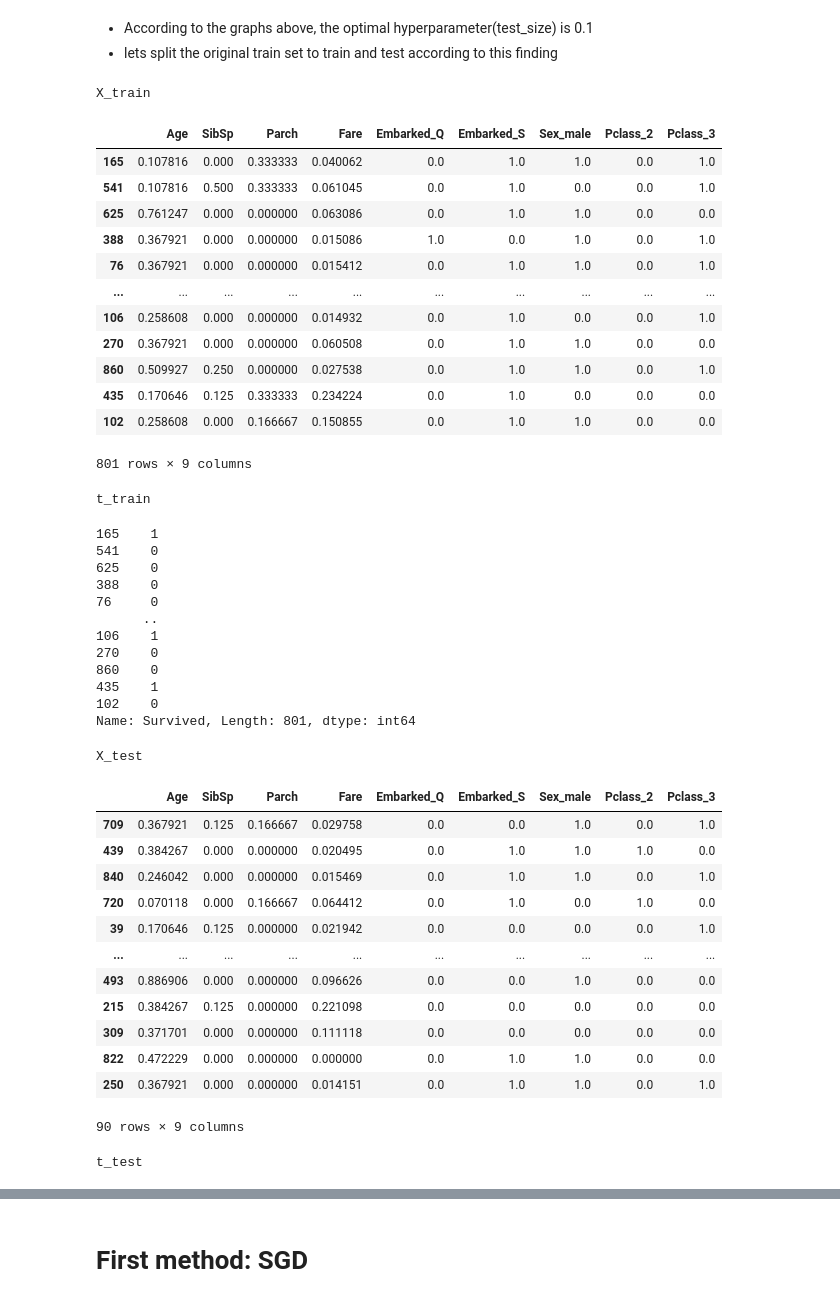
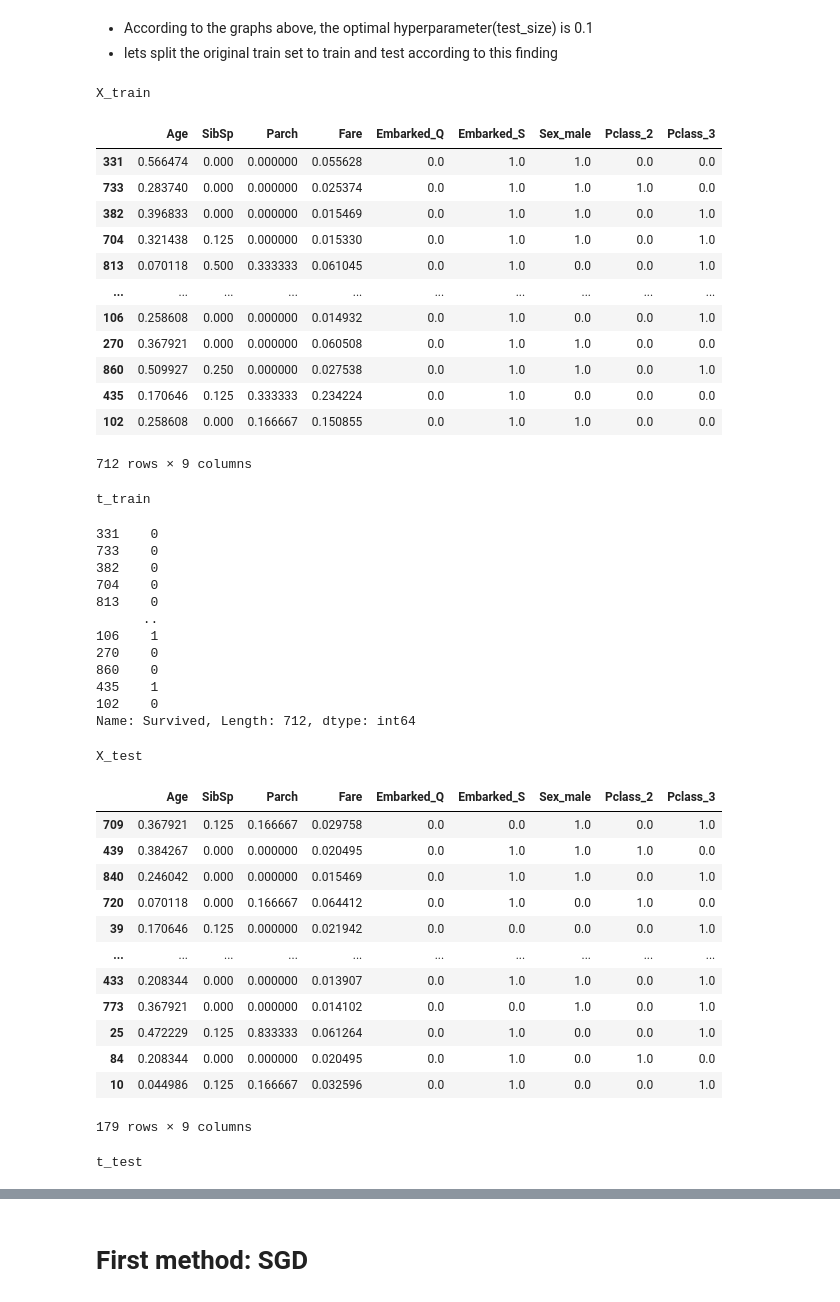
Before and after one commit to DorFerenc/Kaggle-ML-course, a Jupyter notebook: titanic-log.ipynb, the cells around one changed output, grey strips where cells are left out. Saved outputs shown, nothing was run; the diff lists cells and outputs as text; code cells hidden in the pictures.

```diff
--- a/titanic-log.ipynb
+++ b/titanic-log.ipynb
@@ -930,46 +930,46 @@ plot_score_and_loss_by_split(X, t)
 # %%
 # split the data to train and validation
 X_train, X_test, t_train, t_test = sklearn.model_selection.train_test_split(
-    X, t, test_size=0.1, random_state=42)
+    X, t, test_size=0.2, random_state=42)
 print('X_train')
 display(X_train)
 print()
 print('t_train')
 display(t_train)
 print()
 print('X_test')
 display(X_test)
 print()
 print('t_test')
 display(t_test)
 # %% [output]
 X_train
 |  | Age | SibSp | Parch | Fare | Embarked_Q | Embarked_S | Sex_male | Pclass_2 | Pclass_3 |
-| 165 | 0.107816 | 0.000 | 0.333333 | 0.040062 | 0.0 | 1.0 | 1.0 | 0.0 | 1.0 |
-| 541 | 0.107816 | 0.500 | 0.333333 | 0.061045 | 0.0 | 1.0 | 0.0 | 0.0 | 1.0 |
-| 625 | 0.761247 | 0.000 | 0.000000 | 0.063086 | 0.0 | 1.0 | 1.0 | 0.0 | 0.0 |
-| 388 | 0.367921 | 0.000 | 0.000000 | 0.015086 | 1.0 | 0.0 | 1.0 | 0.0 | 1.0 |
-| 76 | 0.367921 | 0.000 | 0.000000 | 0.015412 | 0.0 | 1.0 | 1.0 | 0.0 | 1.0 |
+| 331 | 0.566474 | 0.000 | 0.000000 | 0.055628 | 0.0 | 1.0 | 1.0 | 0.0 | 0.0 |
+| 733 | 0.283740 | 0.000 | 0.000000 | 0.025374 | 0.0 | 1.0 | 1.0 | 1.0 | 0.0 |
+| 382 | 0.396833 | 0.000 | 0.000000 | 0.015469 | 0.0 | 1.0 | 1.0 | 0.0 | 1.0 |
+| 704 | 0.321438 | 0.125 | 0.000000 | 0.015330 | 0.0 | 1.0 | 1.0 | 0.0 | 1.0 |
+| 813 | 0.070118 | 0.500 | 0.333333 | 0.061045 | 0.0 | 1.0 | 0.0 | 0.0 | 1.0 |
 | ... | ... | ... | ... | ... | ... | ... | ... | ... | ... |
 | 106 | 0.258608 | 0.000 | 0.000000 | 0.014932 | 0.0 | 1.0 | 0.0 | 0.0 | 1.0 |
 | 270 | 0.367921 | 0.000 | 0.000000 | 0.060508 | 0.0 | 1.0 | 1.0 | 0.0 | 0.0 |
 | 860 | 0.509927 | 0.250 | 0.000000 | 0.027538 | 0.0 | 1.0 | 1.0 | 0.0 | 1.0 |
 | 435 | 0.170646 | 0.125 | 0.333333 | 0.234224 | 0.0 | 1.0 | 0.0 | 0.0 | 0.0 |
 | 102 | 0.258608 | 0.000 | 0.166667 | 0.150855 | 0.0 | 1.0 | 1.0 | 0.0 | 0.0 |
-801 rows × 9 columns
+712 rows × 9 columns
 t_train
-165    1
-541    0
-625    0
-388    0
-76     0
+331    0
+733    0
+382    0
+704    0
+813    0
       ..
 106    1
 270    0
 860    0
 435    1
 102    0
-Name: Survived, Length: 801, dtype: int64
+Name: Survived, Length: 712, dtype: int64
 X_test
 |  | Age | SibSp | Parch | Fare | Embarked_Q | Embarked_S | Sex_male | Pclass_2 | Pclass_3 |
 | 709 | 0.367921 | 0.125 | 0.166667 | 0.029758 | 0.0 | 0.0 | 1.0 | 0.0 | 1.0 |
@@ -978,12 +978,12 @@ X_test
 | 720 | 0.070118 | 0.000 | 0.166667 | 0.064412 | 0.0 | 1.0 | 0.0 | 1.0 | 0.0 |
 | 39 | 0.170646 | 0.125 | 0.000000 | 0.021942 | 0.0 | 0.0 | 0.0 | 0.0 | 1.0 |
 | ... | ... | ... | ... | ... | ... | ... | ... | ... | ... |
-| 493 | 0.886906 | 0.000 | 0.000000 | 0.096626 | 0.0 | 0.0 | 1.0 | 0.0 | 0.0 |
-| 215 | 0.384267 | 0.125 | 0.000000 | 0.221098 | 0.0 | 0.0 | 0.0 | 0.0 | 0.0 |
-| 309 | 0.371701 | 0.000 | 0.000000 | 0.111118 | 0.0 | 0.0 | 0.0 | 0.0 | 0.0 |
-| 822 | 0.472229 | 0.000 | 0.000000 | 0.000000 | 0.0 | 1.0 | 1.0 | 0.0 | 0.0 |
-| 250 | 0.367921 | 0.000 | 0.000000 | 0.014151 | 0.0 | 1.0 | 1.0 | 0.0 | 1.0 |
+| 433 | 0.208344 | 0.000 | 0.000000 | 0.013907 | 0.0 | 1.0 | 1.0 | 0.0 | 1.0 |
+| 773 | 0.367921 | 0.000 | 0.000000 | 0.014102 | 0.0 | 0.0 | 1.0 | 0.0 | 1.0 |
+| 25 | 0.472229 | 0.125 | 0.833333 | 0.061264 | 0.0 | 1.0 | 0.0 | 0.0 | 1.0 |
+| 84 | 0.208344 | 0.000 | 0.000000 | 0.020495 | 0.0 | 1.0 | 0.0 | 1.0 | 0.0 |
+| 10 | 0.044986 | 0.125 | 0.166667 | 0.032596 | 0.0 | 1.0 | 0.0 | 0.0 | 1.0 |
-90 rows × 9 columns
+179 rows × 9 columns
 t_test
 709    1
 439    0
```
Also changed, not shown: parts of 6 cells of this notebook.
